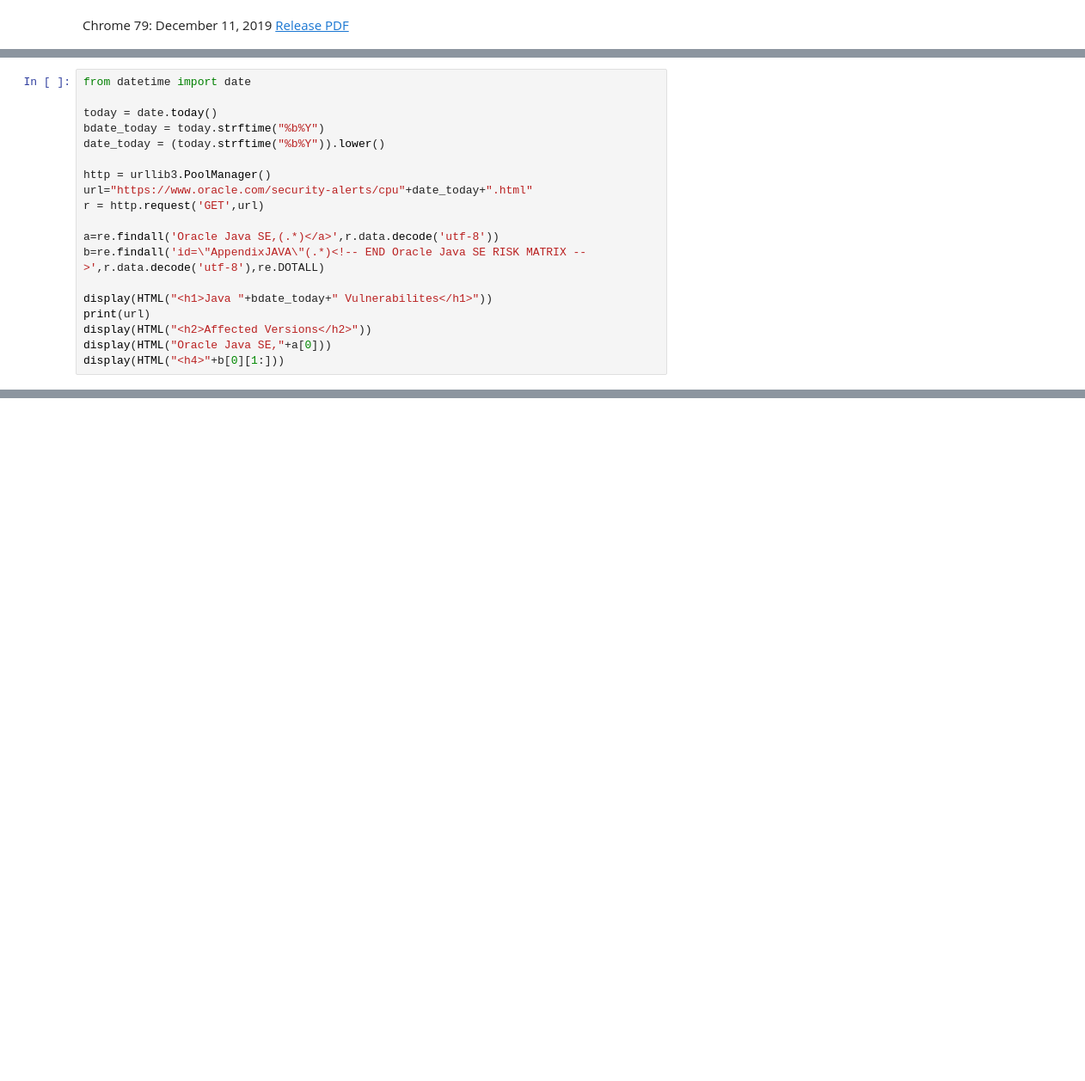
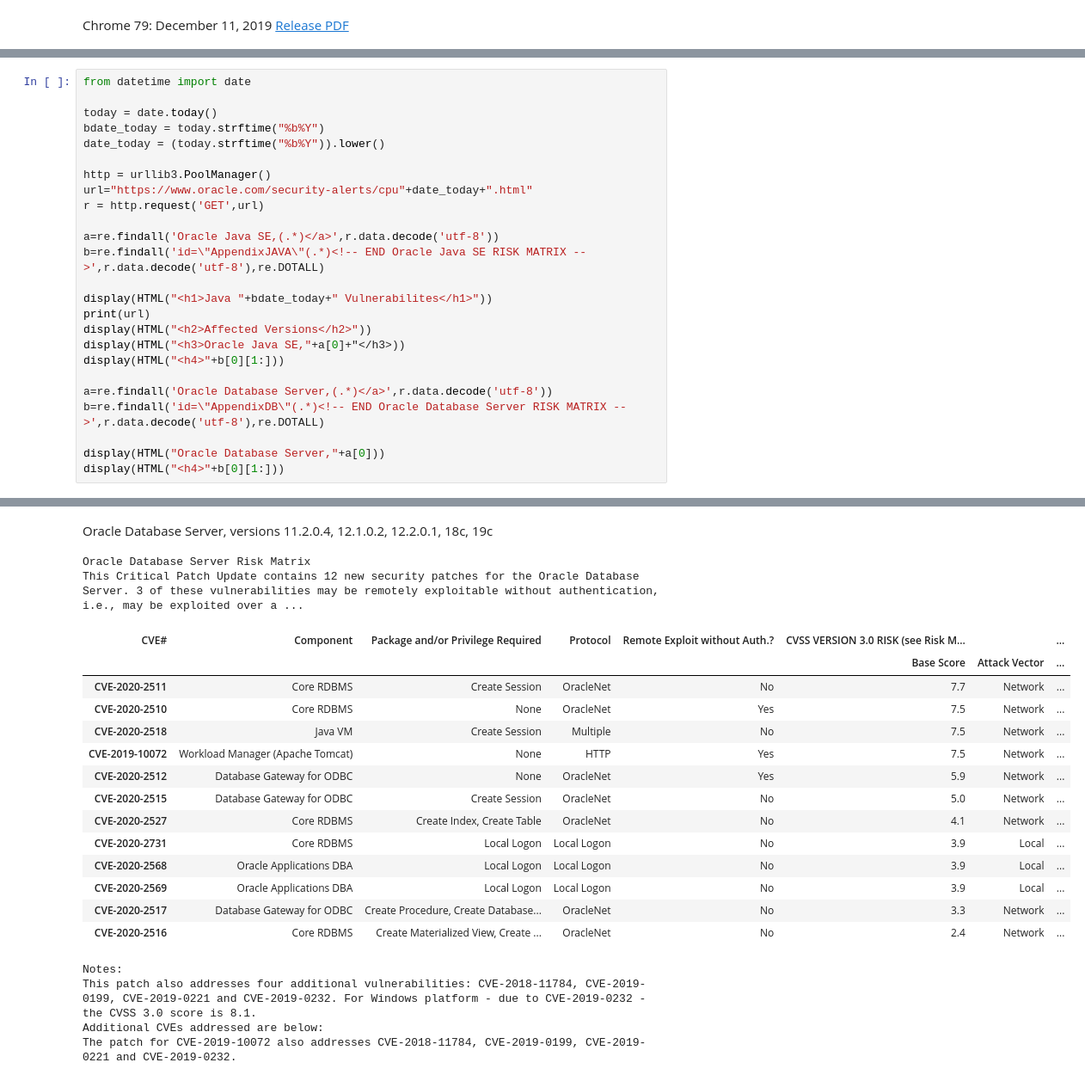
Before and after one commit to netscylla/Jupyter_Vulncheck, a Jupyter notebook: 3rd Party Tools.ipynb, the cells around one changed output, grey strips where cells are left out. Shown at 86% size. Saved outputs shown, nothing was run; the diff lists cells and outputs as text; blank space fills up the shorter version.

Commit message:
added oracle db extraction

```diff
--- a/3rd Party Tools.ipynb
+++ b/3rd Party Tools.ipynb
@@ -195,34 +195,61 @@ b=re.findall('id=\"AppendixJAVA\"(.*)<!-- END Oracle Java SE RISK MATRIX -->',r.
 
 display(HTML("<h1>Java "+bdate_today+" Vulnerabilites</h1>"))
 print(url)
 display(HTML("<h2>Affected Versions</h2>"))
-display(HTML("Oracle Java SE,"+a[0]))
+display(HTML("<h3>Oracle Java SE,"+a[0]+"</h3>))
 display(HTML("<h4>"+b[0][1:]))
+
+a=re.findall('Oracle Database Server,(.*)</a>',r.data.decode('utf-8'))
+b=re.findall('id=\"AppendixDB\"(.*)<!-- END Oracle Database Server RISK MATRIX -->',r.data.decode('utf-8'),re.DOTALL)
+
+display(HTML("Oracle Database Server,"+a[0]))
+display(HTML("<h4>"+b[0][1:]))
 # %% [output]
 Java Jan2020 Vulnerabilites
 https://www.oracle.com/security-alerts/cpujan2020.html
 Affected Versions
 Oracle Java SE, versions 7u241, 8u231, 11.0.5, 13.0.1
 Oracle Java SE Risk Matrix
 This Critical Patch Update contains 12 new security patches for Oracle Java SE. All of these vulnerabilities may be remotely exploitable without authentication, i.e., may be exploited over a network w ...
 | CVE# | Product | Component | Protocol | Remote Exploit without Auth.? | CVSS VERSION 3.0 RISK (see Risk M... |  | ... |
 |  |  |  |  |  | Base Score | Attack Vector | ... |
 | CVE-2020-2604 | Java SE, Java SE Embedded | Serialization | Multiple | Yes | 8.1 | Network | ... |
 | CVE-2019-16168 | Java SE | JavaFX (SQLite) | Multiple | Yes | 7.5 | Network | ... |
 | CVE-2019-13117 | Java SE | JavaFX (libxslt) | Multiple | Yes | 7.5 | Network | ... |
 | CVE-2019-13118 | Java SE | JavaFX (libxslt) | Multiple | Yes | 7.5 | Network | ... |
 | CVE-2020-2601 | Java SE, Java SE Embedded | Security | Kerberos | Yes | 6.8 | Network | ... |
 | CVE-2020-2585 | Java SE | JavaFX | Multiple | Yes | 5.9 | Network | ... |
 | CVE-2020-2655 | Java SE | JSSE | HTTPS | Yes | 4.8 | Network | ... |
 | CVE-2020-2593 | Java SE, Java SE Embedded | Networking | Multiple | Yes | 4.8 | Network | ... |
 | CVE-2020-2654 | Java SE | Libraries | Multiple | Yes | 3.7 | Network | ... |
 | CVE-2020-2590 | Java SE, Java SE Embedded | Security | Kerberos | Yes | 3.7 | Network | ... |
 | CVE-2020-2659 | Java SE, Java SE Embedded | Networking | Multiple | Yes | 3.7 | Network | ... |
 | CVE-2020-2583 | Java SE, Java SE Embedded | Serialization | Multiple | Yes | 3.7 | Network | ... |
 Notes:
 This vulnerability applies to Java deployments, typically in clients running sandboxed Java Web Start applications or sandboxed Java applets (in Java SE 8), that load and run untrusted code (e.g., cod ...
 This vulnerability applies to Java deployments, typically in clients running sandboxed Java Web Start applications or sandboxed Java applets (in Java SE 8), that load and run untrusted code (e.g., cod ...
 This vulnerability can only be exploited by supplying data to APIs in the specified Component without using Untrusted Java Web Start applications or Untrusted Java applets, such as through a web servi ...
+Oracle Database Server, versions 11.2.0.4, 12.1.0.2, 12.2.0.1, 18c, 19c
+Oracle Database Server Risk Matrix
+This Critical Patch Update contains 12 new security patches for the Oracle Database Server. 3 of these vulnerabilities may be remotely exploitable without authentication, i.e., may be exploited over a ...
+| CVE# | Component | Package and/or Privilege Required | Protocol | Remote Exploit without Auth.? | CVSS VERSION 3.0 RISK (see Risk M... |  | ... |
+|  |  |  |  |  | Base Score | Attack Vector | ... |
+| CVE-2020-2511 | Core RDBMS | Create Session | OracleNet | No | 7.7 | Network | ... |
+| CVE-2020-2510 | Core RDBMS | None | OracleNet | Yes | 7.5 | Network | ... |
+| CVE-2020-2518 | Java VM | Create Session | Multiple | No | 7.5 | Network | ... |
+| CVE-2019-10072 | Workload Manager (Apache Tomcat) | None | HTTP | Yes | 7.5 | Network | ... |
+| CVE-2020-2512 | Database Gateway for ODBC | None | OracleNet | Yes | 5.9 | Network | ... |
+| CVE-2020-2515 | Database Gateway for ODBC | Create Session | OracleNet | No | 5.0 | Network | ... |
+| CVE-2020-2527 | Core RDBMS | Create Index, Create Table | OracleNet | No | 4.1 | Network | ... |
+| CVE-2020-2731 | Core RDBMS | Local Logon | Local Logon | No | 3.9 | Local | ... |
+| CVE-2020-2568 | Oracle Applications DBA | Local Logon | Local Logon | No | 3.9 | Local | ... |
+| CVE-2020-2569 | Oracle Applications DBA | Local Logon | Local Logon | No | 3.9 | Local | ... |
+| CVE-2020-2517 | Database Gateway for ODBC | Create Procedure, Create Database... | OracleNet | No | 3.3 | Network | ... |
+| CVE-2020-2516 | Core RDBMS | Create Materialized View, Create ... | OracleNet | No | 2.4 | Network | ... |
+Notes:
+This patch also addresses four additional vulnerabilities: CVE-2018-11784, CVE-2019-0199, CVE-2019-0221 and CVE-2019-0232. For Windows platform - due to CVE-2019-0232 - the CVSS 3.0 score is 8.1.
+Additional CVEs addressed are below:
+The patch for CVE-2019-10072 also addresses CVE-2018-11784, CVE-2019-0199, CVE-2019-0221 and CVE-2019-0232.
 # %%
 http = urllib3.PoolManager()
 url="https://support.lenovo.com/gb/en/api/v4/search/psrss?language=en&country=gb&brand=EBG,TPG,IPG,MOTO,PHONE,TABLET,SMART"
```
